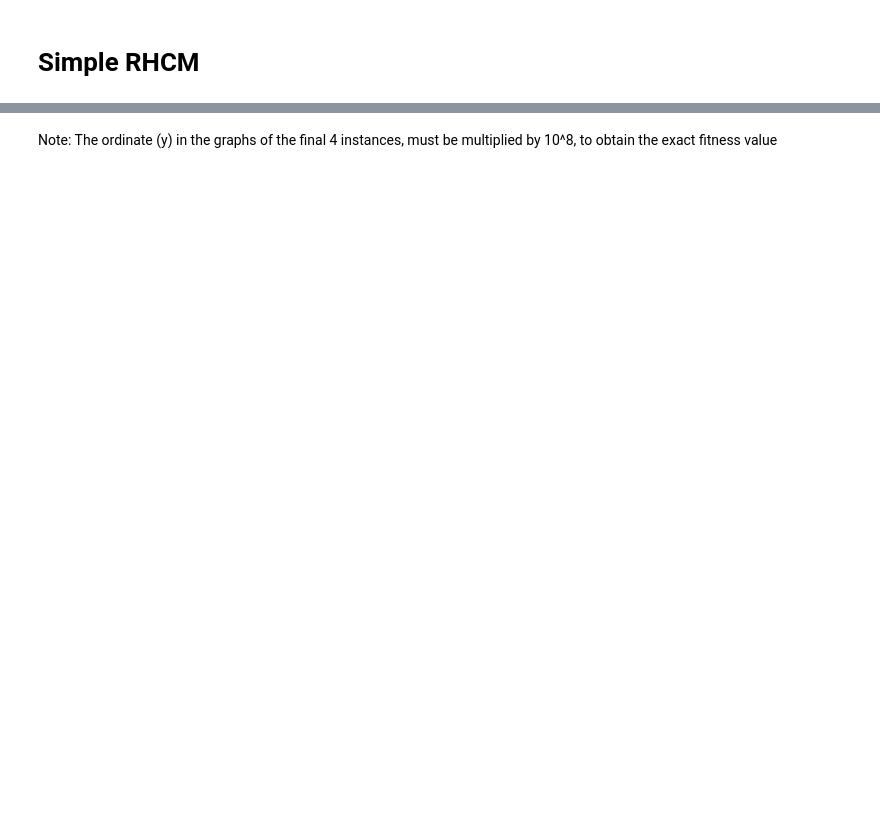
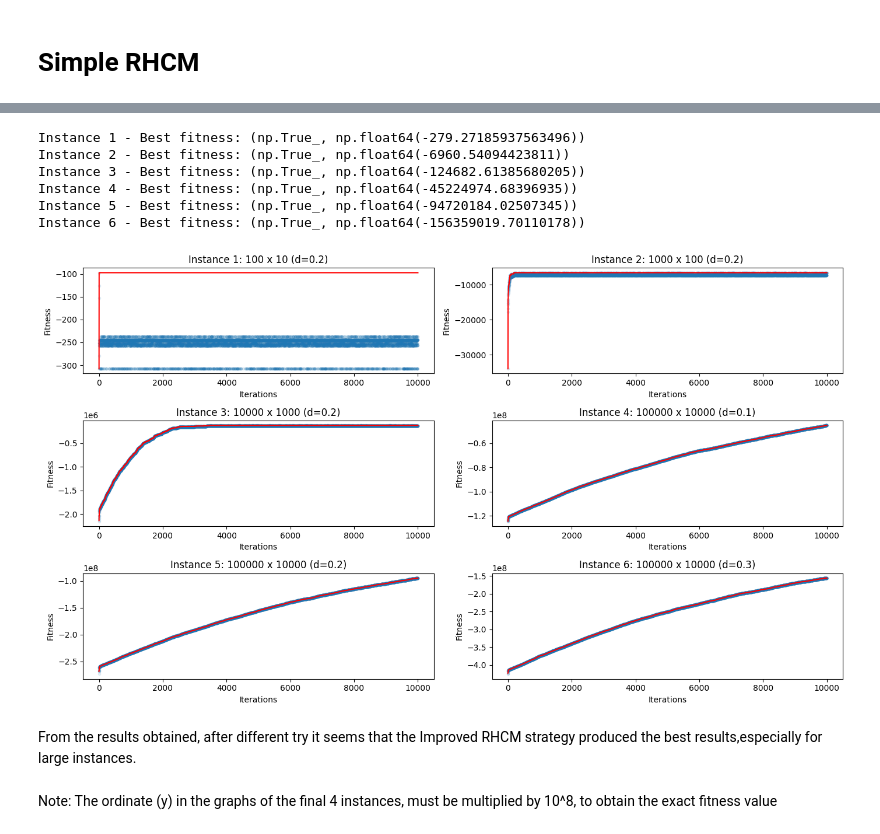
Before and after one commit to 33Domenico/CI2024_lab1, a Jupyter notebook: lab1_set-covering.ipynb, the cells around one changed output, grey strips where cells are left out. Saved outputs shown, nothing was run; the diff lists cells and outputs as text; code cells hidden in the pictures; blank space fills up the shorter version.

```diff
--- a/lab1_set-covering.ipynb
+++ b/lab1_set-covering.ipynb
@@ -198,0 +201,9 @@ From the results obtained it seems that the Steepest Step and Restart strategy p
+# %%
+def multiple_mutation_improve(solution, strength,rng,num_sets):
+    mask = rng.random(num_sets) < strength
+    if not np.any(mask):
+        mask[np.random.randint(num_sets)]=True
+
+    new_solution=np.logical_xor(solution,mask)
+
+    return new_solution
@@ -199,2 +246,29 @@ From the results obtained it seems that the Steepest Step and Restart strategy p
+# %%
+plt.figure(figsize=(14, 8))
+
+for idx, instance in enumerate(INSTANCES, 1):
+    solution, fitness_value, history = solve_instance_with_adaptive_strength(instance)
+
+    plt.subplot(3, 2, idx)
+    plt.plot(range(len(history)), list(accumulate(history, max)), color="red")
+    plt.scatter(range(len(history)), history, marker=".", alpha=0.1)
+    plt.title(f"Instance {idx}: {instance['UNIVERSE_SIZE']} x {instance['NUM_SETS']} (d={instance['DENSITY']})")
+    plt.xlabel("Iterations")
+    plt.ylabel("Fitness")
+
+    print(f"Instance {idx} - Best fitness: {fitness_value}")
+
+plt.tight_layout()
+plt.show()
+# %% [output]
+Instance 1 - Best fitness: (np.True_, np.float64(-279.27185937563496))
+Instance 2 - Best fitness: (np.True_, np.float64(-6960.54094423811))
+Instance 3 - Best fitness: (np.True_, np.float64(-124682.61385680205))
+Instance 4 - Best fitness: (np.True_, np.float64(-45224974.68396935))
+Instance 5 - Best fitness: (np.True_, np.float64(-94720184.02507345))
+Instance 6 - Best fitness: (np.True_, np.float64(-156359019.70110178))
+[figure, added]
+# %% [markdown]
+From the results obtained, after different try it seems that the Improved RHCM strategy produced the best results,especially for large instances.
 # %% [markdown]
 Note: The ordinate (y) in the graphs of the final 4 instances, must be multiplied by 10^8, to obtain the exact fitness value
```
Also changed, not shown: parts of 11 cells of this notebook, 1 other file.
